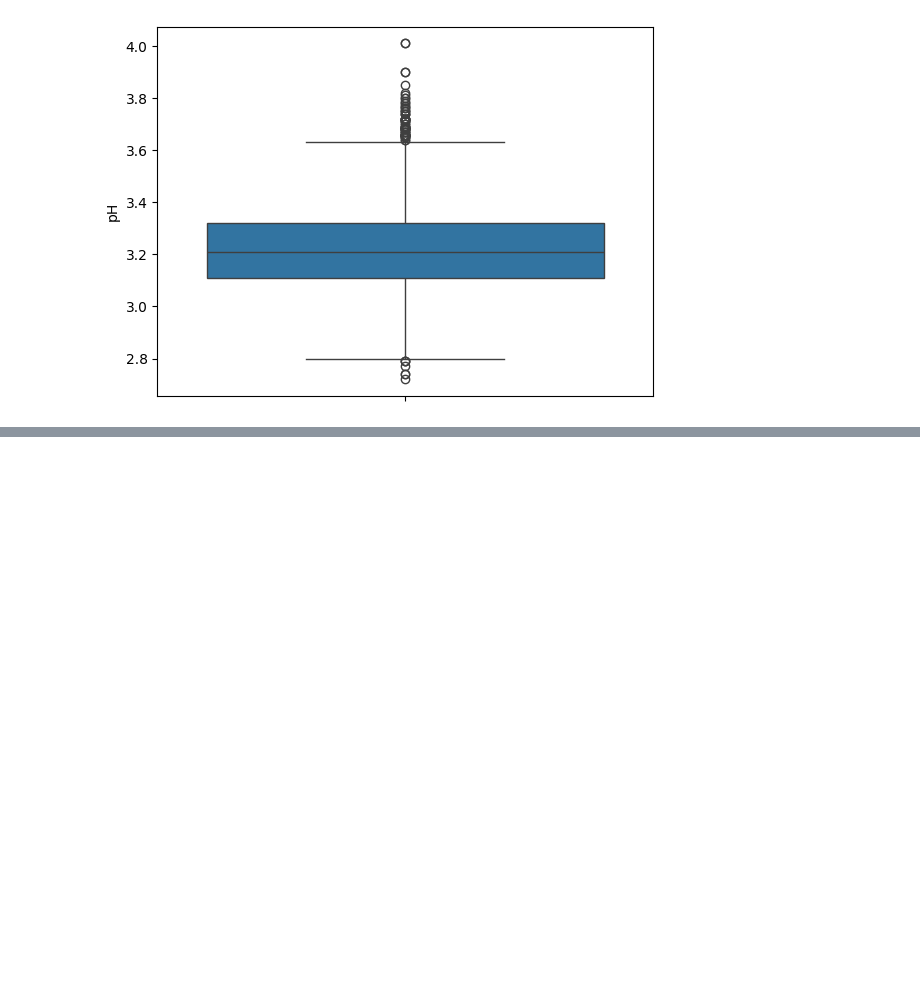
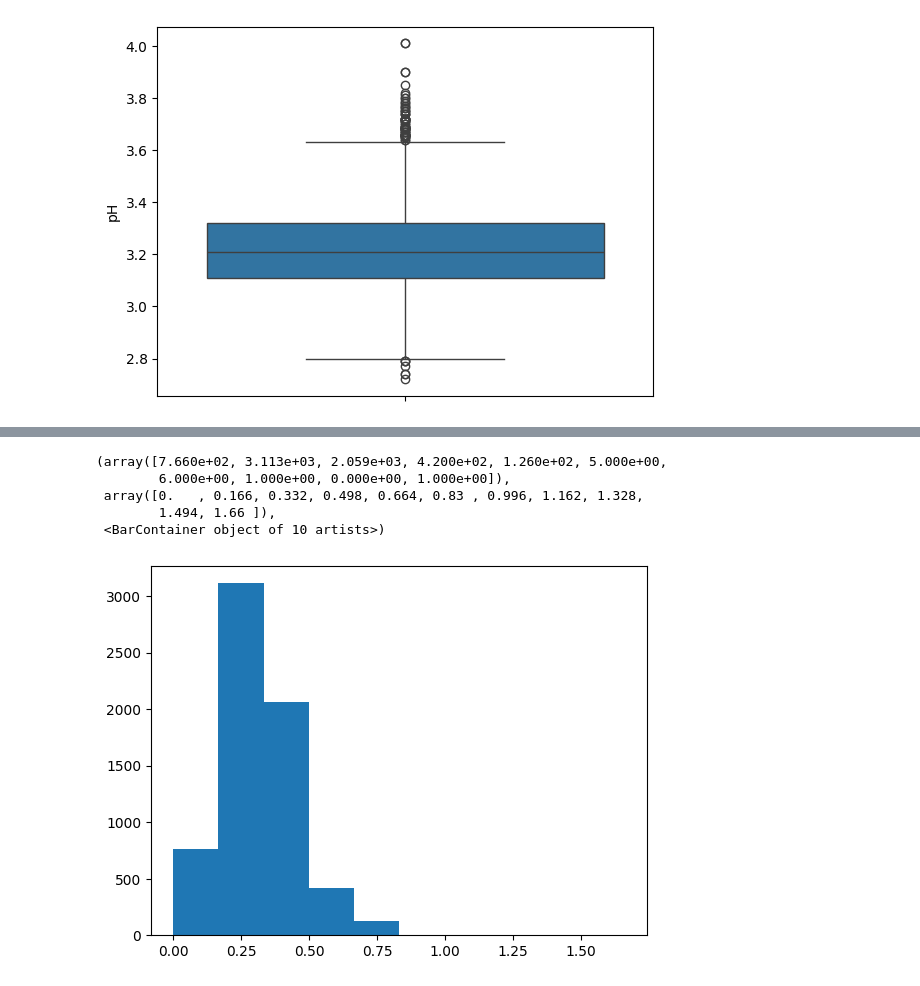
Before and after one commit to donna6355/study_python, a Jupyter notebook: ml_data_preprocessing.ipynb, the cells around one changed output, grey strips where cells are left out. Drawn from its saved outputs; the diff is of its cells as text; code cells hidden in the pictures; blank space fills up the shorter version.

```diff
--- a/ml_data_preprocessing.ipynb
+++ b/ml_data_preprocessing.ipynb
@@ -61,0 +118,4 @@ sns.boxplot(df['pH'])
+# %%
+#1. 결측치를 지운다
+df = df.dropna()
+df
@@ -61,0 +145,5 @@ sns.boxplot(df['pH'])
+# %%
+#2. 결측치를 적절한 숫자로 채운다 - 평균
+for i in df.columns:
+    df[i].loc[6298] = np.mean(df[i])
+df
@@ -61,0 +206,7 @@ sns.boxplot(df['pH'])
+# %%
+from sklearn.preprocessing import StandardScaler, MinMaxScaler
+
+scaler = StandardScaler()
+col = df.columns
+df = pd.DataFrame(scaler.fit_transform(df), columns = col)
+df
@@ -61,0 +227,6 @@ sns.boxplot(df['pH'])
+# %%
+
+scaler = MinMaxScaler()
+col = df.columns
+df = pd.DataFrame(scaler.fit_transform(df), columns = col)
+df
@@ -61,0 +247,9 @@ sns.boxplot(df['pH'])
+# %%
+plt.hist(df['citric acid'])
+# %% [output]
+(array([7.660e+02, 3.113e+03, 2.059e+03, 4.200e+02, 1.260e+02, 5.000e+00,
+        6.000e+00, 1.000e+00, 0.000e+00, 1.000e+00]),
+ array([0.   , 0.166, 0.332, 0.498, 0.664, 0.83 , 0.996, 1.162, 1.328,
+        1.494, 1.66 ]),
+ <BarContainer object of 10 artists>)
+[figure, added]
```
Also changed, not shown: parts of 13 cells of this notebook.
